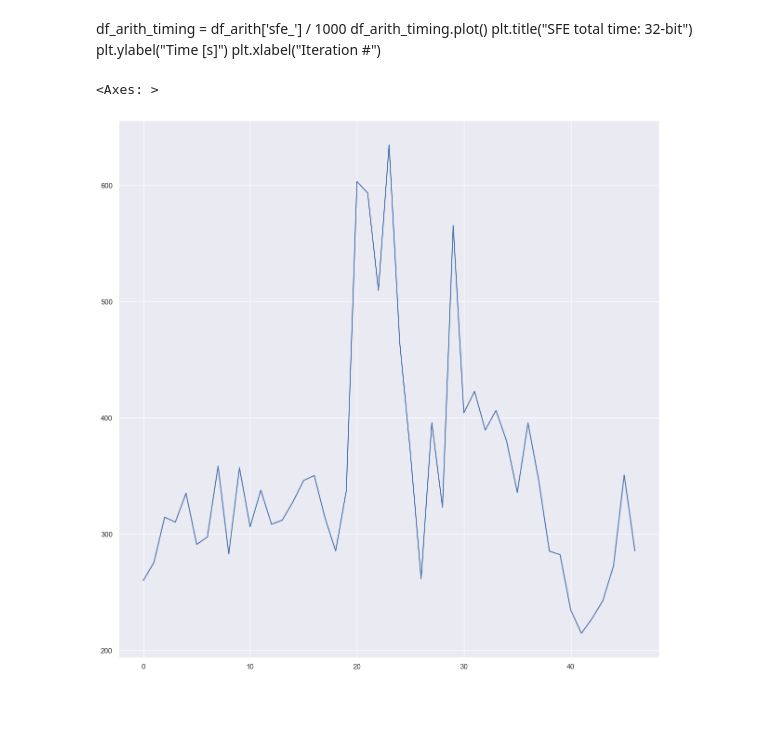
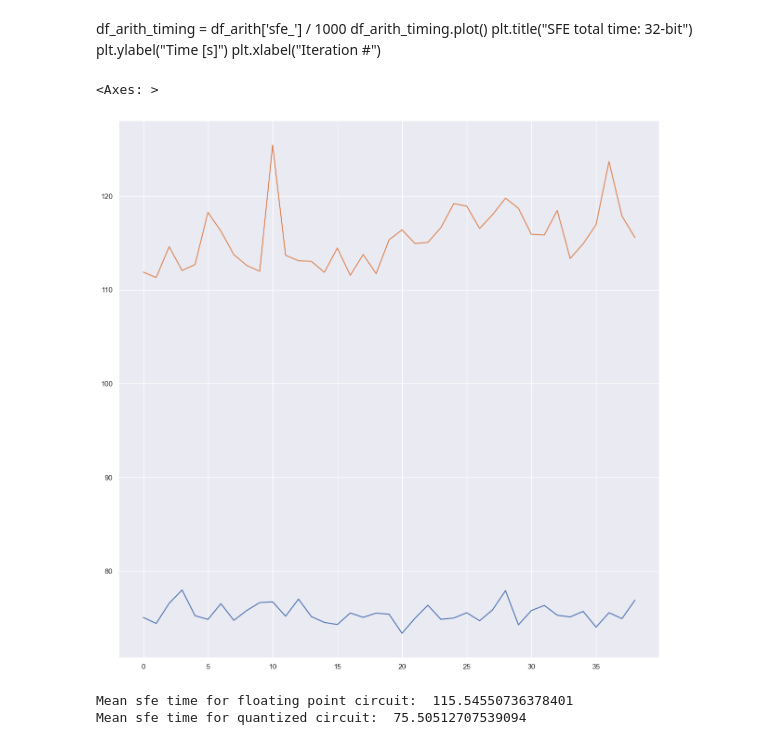
Before and after one commit to ChiemStevens/pffrocd, a Jupyter notebook: plotting/32-old vs 32-new.ipynb, the cells around one changed output. Cells and saved outputs as stored; diff of their text form; code cells hidden in the pictures; blank space fills up the shorter version.

```diff
--- a/plotting/32-old vs 32-new.ipynb
+++ b/plotting/32-old vs 32-new.ipynb
@@ -11,8 +11,11 @@ sns.set()  # set Seaborn defaults
 plt.rcParams['figure.figsize'] = [15, 15]  # default hor./vert. size of plots, in inches
 plt.rcParams['lines.markeredgewidth'] = 1  # to fix issue with seaborn box plots; needed after import seaborn
 # %%
-df_boolean = pd.read_csv("../dfs/2024-06-13_09-18-50.csv")
-df_arith = pd.read_csv("../dfs/2024-06-12_18-43-05.csv")
+df_boolean = pd.read_csv("../dfs/2024-06-17_08-57-05.csv")
+df_arith = pd.read_csv("../dfs/2024-06-17_18-47-37.csv")
+
+# make df_boolean the same size as df_arith
+df_boolean = df_boolean[:len(df_arith)]
 
 df_boolean.head()
 # %% [output]
@@ -78,6 +114,16 @@ plt.xlabel("Iteration #")
 # %%
 df_arith_timings_1st = df_arith['sfe_time']
 df_arith_timings_1st.plot()
+# also get df_boolean sfe time and plot that line on the same graph
+df_boolean_timings_1st = df_boolean['sfe_time']
+df_boolean_timings_1st.plot()
 # %% [output]
 <Axes: >
-[figure, old version]
+[figure, new version]
+# %%
+# print mean of sfe time for both configurations
+print("Mean sfe time for floating point circuit: ", df_boolean['sfe_time'].mean())
+print("Mean sfe time for quantized circuit: ", df_arith['sfe_time'].mean())
+# %% [output]
+Mean sfe time for floating point circuit:  115.54550736378401
+Mean sfe time for quantized circuit:  75.50512707539094
```
Also changed, not shown: parts of 7 cells of this notebook, 1 other file.
